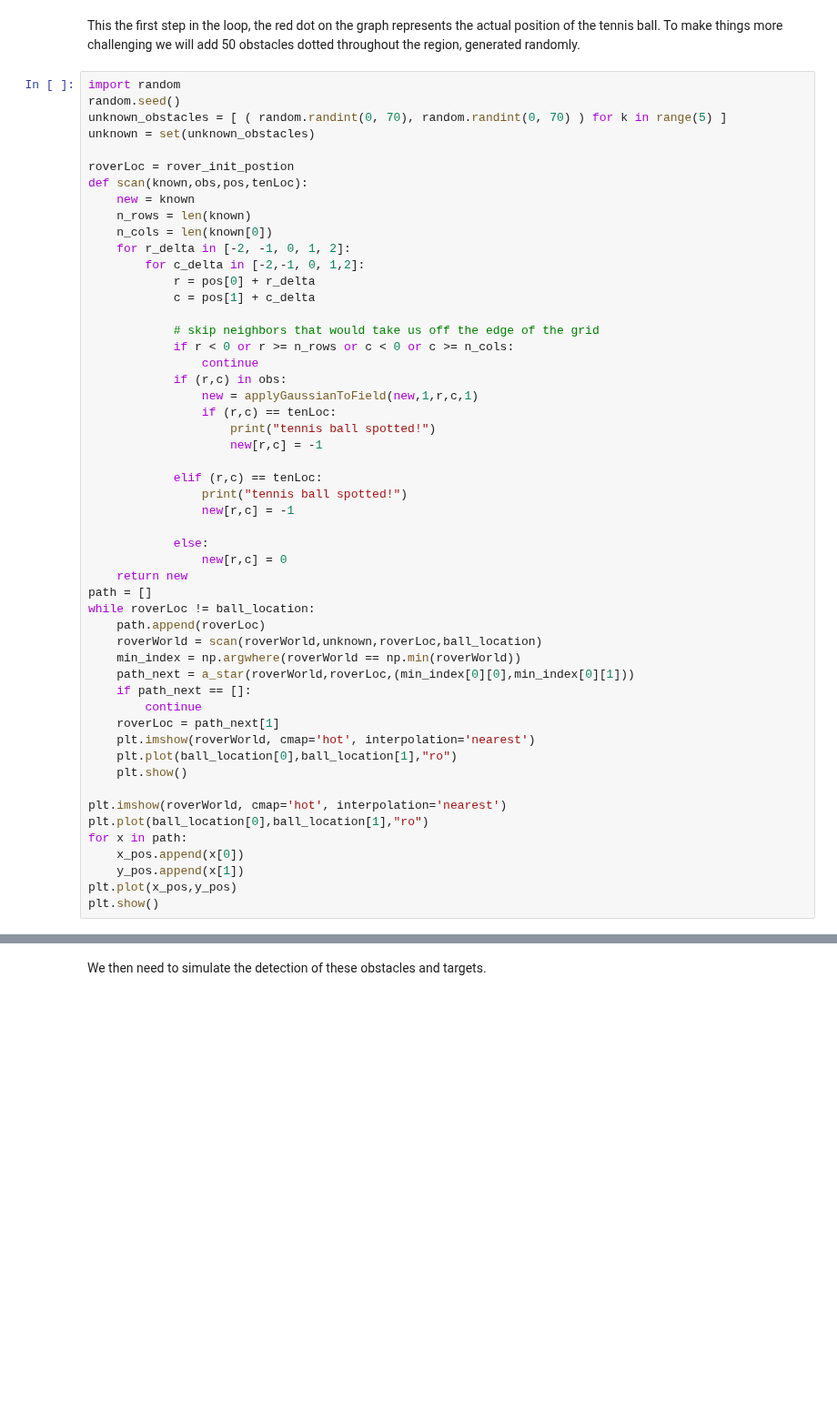
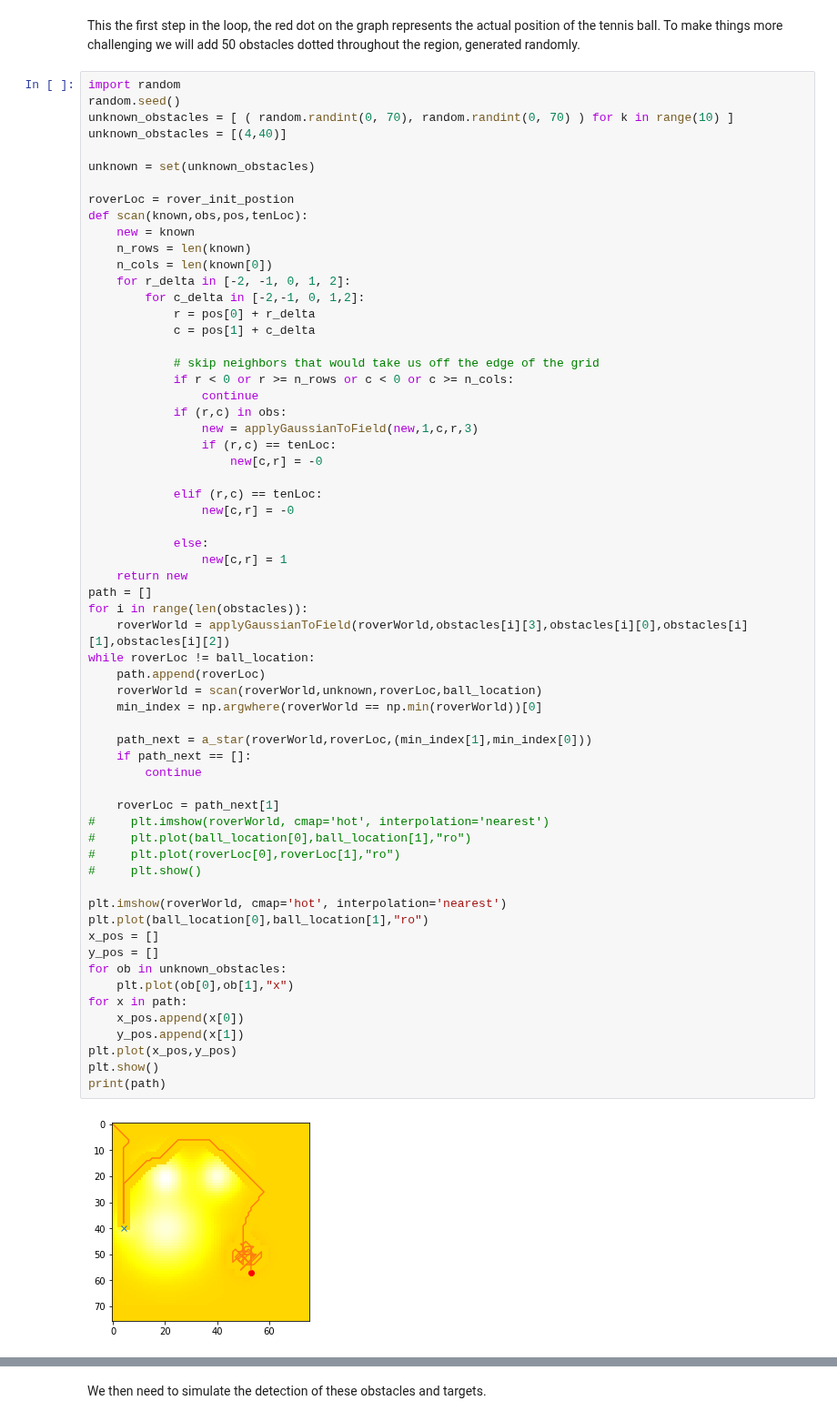
Before and after one commit to JmcRobbie/novaRoverDemos, a Jupyter notebook: Autonomous decision making demonstration.ipynb, the cells around one changed output, grey strips where cells are left out. Shown at 91% size. Cells and saved outputs as stored; diff of their text form; blank space fills up the shorter version.

```diff
--- a/Autonomous decision making demonstration.ipynb
+++ b/Autonomous decision making demonstration.ipynb
@@ -285,7 +285,9 @@ This the first step in the loop, the red dot on the graph represents the actual
 # %%
 import random
 random.seed()
-unknown_obstacles = [ ( random.randint(0, 70), random.randint(0, 70) ) for k in range(5) ]
+unknown_obstacles = [ ( random.randint(0, 70), random.randint(0, 70) ) for k in range(10) ]
+unknown_obstacles = [(4,40)]
+
 unknown = set(unknown_obstacles)
 
 roverLoc = rover_init_postion
@@ -297,41 +299,50 @@ def scan(known,obs,pos,tenLoc):
         for c_delta in [-2,-1, 0, 1,2]:
             r = pos[0] + r_delta
             c = pos[1] + c_delta
 
             # skip neighbors that would take us off the edge of the grid
             if r < 0 or r >= n_rows or c < 0 or c >= n_cols:
                 continue
             if (r,c) in obs:
-                new = applyGaussianToField(new,1,r,c,1)
+                new = applyGaussianToField(new,1,c,r,3)
                 if (r,c) == tenLoc:
-                    print("tennis ball spotted!")
-                    new[r,c] = -1
+                    new[c,r] = -0
 
             elif (r,c) == tenLoc:
-                print("tennis ball spotted!")
-                new[r,c] = -1
+                new[c,r] = -0
 
             else:
-                new[r,c] = 0
+                new[c,r] = 1
     return new
 path = []
+for i in range(len(obstacles)):
+    roverWorld = applyGaussianToField(roverWorld,obstacles[i][3],obstacles[i][0],obstacles[i][1],obstacles[i][2])
 while roverLoc != ball_location:
     path.append(roverLoc)
     roverWorld = scan(roverWorld,unknown,roverLoc,ball_location)
-    min_index = np.argwhere(roverWorld == np.min(roverWorld))
-    path_next = a_star(roverWorld,roverLoc,(min_index[0][0],min_index[0][1]))
+    min_index = np.argwhere(roverWorld == np.min(roverWorld))[0]
+
+    path_next = a_star(roverWorld,roverLoc,(min_index[1],min_index[0]))
     if path_next == []:
         continue
+
     roverLoc = path_next[1]
-    plt.imshow(roverWorld, cmap='hot', interpolation='nearest')
-    plt.plot(ball_location[0],ball_location[1],"ro")
-    plt.show()
+#     plt.imshow(roverWorld, cmap='hot', interpolation='nearest')
+#     plt.plot(ball_location[0],ball_location[1],"ro")
+#     plt.plot(roverLoc[0],roverLoc[1],"ro")
+#     plt.show()
 
 plt.imshow(roverWorld, cmap='hot', interpolation='nearest')
 plt.plot(ball_location[0],ball_location[1],"ro")
+x_pos = []
+y_pos = []
+for ob in unknown_obstacles:
+    plt.plot(ob[0],ob[1],"x")
 for x in path:
     x_pos.append(x[0])
     y_pos.append(x[1])
 plt.plot(x_pos,y_pos)
 plt.show()
+print(path)
 # %% [output]
+[figure, added]
```
Also changed, not shown: parts of 2 cells of this notebook.
